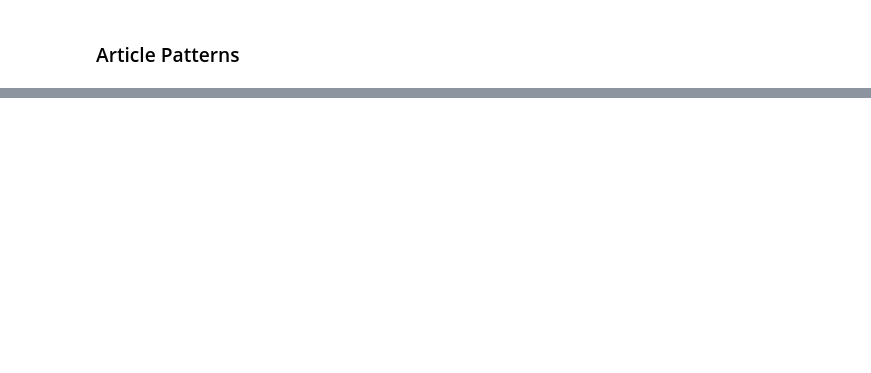
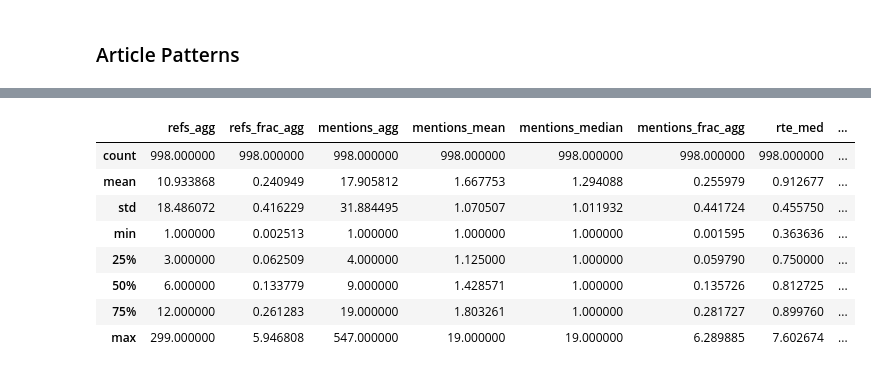
Before and after one commit to Bubblbu/citation-provenance-paper, a Jupyter notebook: notebooks/process_scite.ipynb, the cells around one changed output, grey strips where cells are left out. Cells and saved outputs as stored; diff of their text form; code cells hidden in the pictures; blank space fills up the shorter version.

```diff
--- a/notebooks/process_scite.ipynb
+++ b/notebooks/process_scite.ipynb
@@ -317,0 +349,12 @@ article_patterns
+# %%
+article_patterns.describe()
+# %% [output]
+|  | refs_agg | refs_frac_agg | mentions_agg | mentions_mean | mentions_median | mentions_frac_agg | rte_med | ... |
+| count | 998.000000 | 998.000000 | 998.000000 | 998.000000 | 998.000000 | 998.000000 | 998.000000 | ... |
+| mean | 10.933868 | 0.240949 | 17.905812 | 1.667753 | 1.294088 | 0.255979 | 0.912677 | ... |
+| std | 18.486072 | 0.416229 | 31.884495 | 1.070507 | 1.011932 | 0.441724 | 0.455750 | ... |
+| min | 1.000000 | 0.002513 | 1.000000 | 1.000000 | 1.000000 | 0.001595 | 0.363636 | ... |
+| 25% | 3.000000 | 0.062509 | 4.000000 | 1.125000 | 1.000000 | 0.059790 | 0.750000 | ... |
+| 50% | 6.000000 | 0.133779 | 9.000000 | 1.428571 | 1.000000 | 0.135726 | 0.812725 | ... |
+| 75% | 12.000000 | 0.261283 | 19.000000 | 1.803261 | 1.000000 | 0.281727 | 0.899760 | ... |
+| max | 299.000000 | 5.946808 | 547.000000 | 19.000000 | 19.000000 | 6.289885 | 7.602674 | ... |
```
Also changed, not shown: parts of 4 cells of this notebook, 3 other files.
